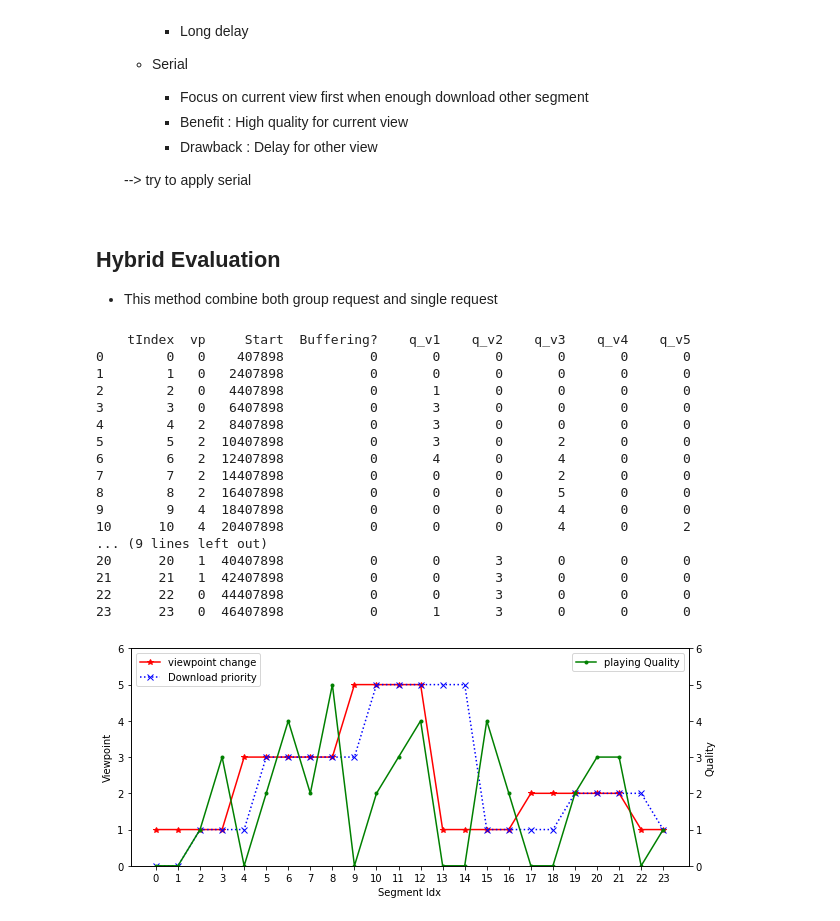
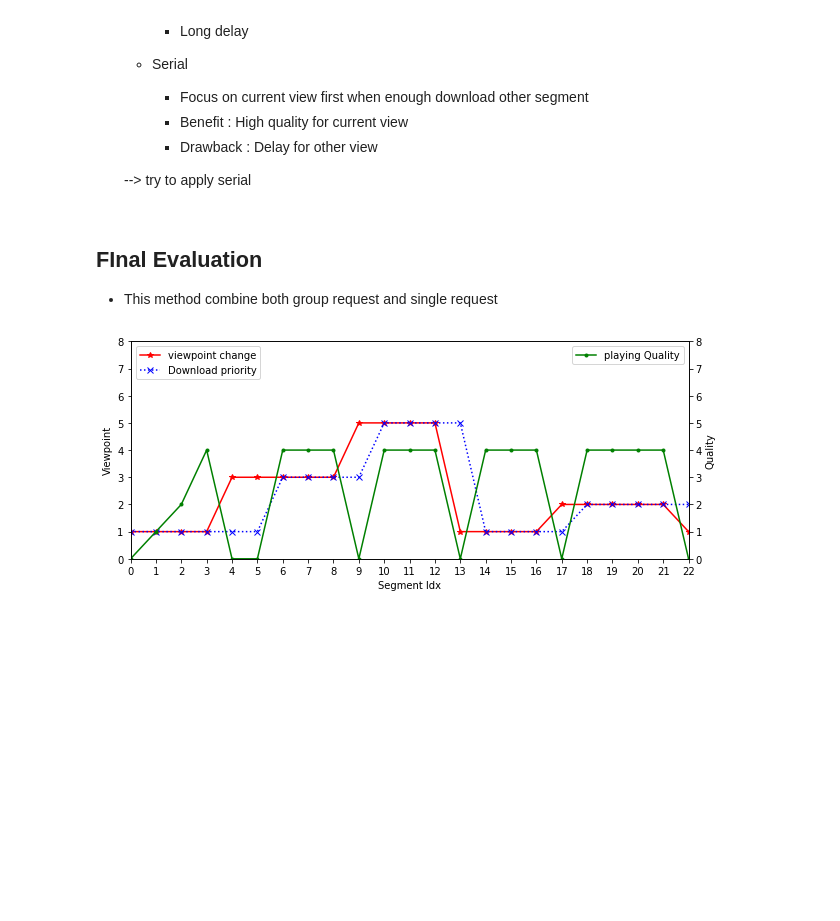
Before and after one commit to inetguru/etri_notes, a Jupyter notebook: MultiView_playback.ipynb, the cells around one changed output. Drawn from its saved outputs; the diff is of its cells as text; code cells hidden in the pictures; blank space fills up the shorter version.

```diff
--- a/MultiView_playback.ipynb
+++ b/MultiView_playback.ipynb
@@ -138,7 +138,7 @@ Strategy to reduce delay :
 
      --> try to apply serial
 # %% [markdown]
-## Hybrid Evaluation
+## FInal Evaluation
 
 - This method combine both group request and single request
 # %%
@@ -151,79 +151,67 @@ def read_playbacklog(csv_path, simId, clientId) :
     playfilename = csv_path + "playback_sim" + str(simId) +"_cl" + str(clientId) + ".csv"
     return pd.read_csv(playfilename, sep="\t")
 
-def show_multiview_play(df_play) :
+def read_donwloadlog(csv_path, simId, clientId) :
+    filename = csv_path + "downlog_sim" + str(simId) +"_cl" + str(clientId) + ".csv"
+    return pd.read_csv(filename, sep="\t")
+
+def show_multiview_play(df_play,df_download) :
+    #------PLAY---------------
     nSegments = df_play.shape[0]
-    print(df_play)
-
-    # Get quality------------------------
-    vp_q=df_play.iloc[:,4:]
-    vp_i=df_play["vp"]
+    # Get Playing quality------------------------
+    p_q=df_play.iloc[:,4:]
+    p_vp=df_play["vp"] #main priority
     Q = []
     j=0
-    for i in vp_i:
-        Q.append(vp_q.iloc[j][i])
+    for i in p_vp:
+        Q.append(p_q.iloc[j][i])
         j+=1
     Q=np.array(Q)
 
     # Get Priority------------------------
-    P = []
-    j=0
-    prev=0
-    for i in vp_i:
-        if (vp_q.iloc[j][i]==0):
-            P.append(prev)
+    mainVP=[]
+    d_p=df_download["mainView"]
+    d_type=df_download["Group?"]
+    d_segment=df_download["Segment"]
+
+    for i in range (0,df_download.shape[0]):
+        if (d_type[i]==1):
+            mainVP.append(d_p[i]+1)
         else:
-            P.append(i+1)
-            prev=i+1
-        j+=1
-    vp_high=np.array(P)
+            mainVP[d_segment[i]]=d_p[i]+1
 
-    # vp_high = ((df_play.iloc[:,4:] > 0)* [1,2,3,4,5]).T.max().astype(int)
+    mainVP=mainVP[:nSegments]
 
     x=np.arange(0,nSegments,1)
     fig,ax = plt.subplots(figsize=(10, 4))
     ax2 = ax.twinx()
     ax.plot(x, df_play.vp+1, 'r*-', label='viewpoint change')
-    ax.plot(x, vp_high, 'bx:',  label='Download priority')
+    ax.plot(x, mainVP, 'bx:',  label='Download priority')
     ax2.plot(x, Q,  'g.-',  label='playing Quality')
     ax.legend(loc='upper left')
-    ax2.set_ylim([0, 6])
-    ax.set_ylim([0, 6])
+    ax2.set_ylim([0, 8])
+    ax.set_ylim([0, 8])
 
     ax.set_ylabel("Viewpoint")
     ax2.legend()
     ax2.set_ylabel("Quality")
     ax.set_xlabel("Segment Idx")
     ax.autoscale_view()
-    plt.xticks(x)
-    plt.savefig('groupresults.pdf')
+    plt.margins(0, tight=True)
+    plt.xticks(x,rotation=90)
+    # plt.savefig('groupresults.pdf')
     plt.show()
     return
 
 
 # ==================================================
 csv_path = '../ns-3-allinone/ns-3.35/contrib/etri_mvdash/'
 simId = 0
 clientId = 0
 
 df_play = read_playbacklog(csv_path, simId, clientId)
-show_multiview_play(df_play)
+
+df_download = read_donwloadlog(csv_path, simId, clientId)
+show_multiview_play(df_play,df_download)
 # %% [output]
-    tIndex  vp     Start  Buffering?    q_v1    q_v2    q_v3    q_v4    q_v5
-0        0   0    407898           0       0       0       0       0       0
-1        1   0   2407898           0       0       0       0       0       0
-2        2   0   4407898           0       1       0       0       0       0
-3        3   0   6407898           0       3       0       0       0       0
-4        4   2   8407898           0       3       0       0       0       0
-5        5   2  10407898           0       3       0       2       0       0
-6        6   2  12407898           0       4       0       4       0       0
-7        7   2  14407898           0       0       0       2       0       0
-8        8   2  16407898           0       0       0       5       0       0
-9        9   4  18407898           0       0       0       4       0       0
-10      10   4  20407898           0       0       0       4       0       2
-... (9 lines left out)
-20      20   1  40407898           0       0       3       0       0       0
-21      21   1  42407898           0       0       3       0       0       0
-22      22   0  44407898           0       0       3       0       0       0
-23      23   0  46407898           0       1       3       0       0       0
-[figure, old version]
+[figure, new version]
```
Also changed, not shown: parts of 3 cells of this notebook, 9 other files.
